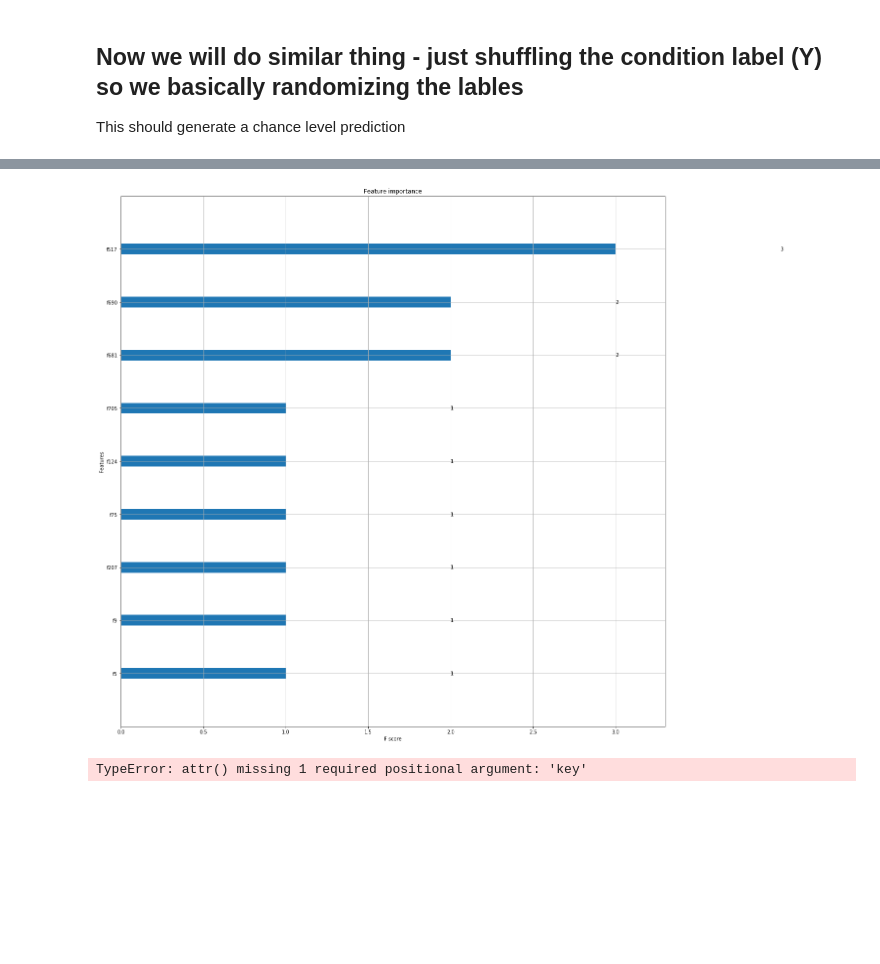
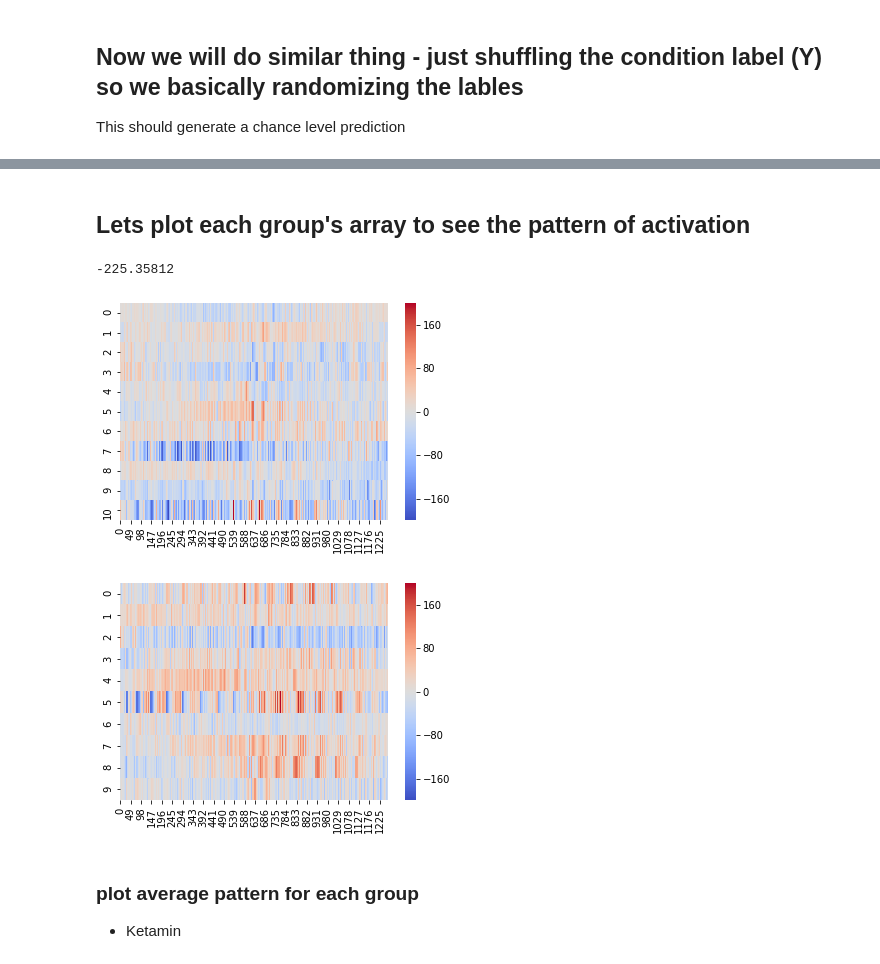
Before and after one commit to orduek/kpe_task, a Jupyter notebook: task_based_analysis/XGBoost.ipynb, the cells around one changed output, grey strips where cells are left out. Cells and saved outputs as stored; diff of their text form; code cells hidden in the pictures; blank space fills up the shorter version.

Commit message:
added ML and average activation analyses

```diff
--- a/task_based_analysis/XGBoost.ipynb
+++ b/task_based_analysis/XGBoost.ipynb
@@ -61,6 +35,0 @@ masker = nilearn.input_data.NiftiMasker(mask_img=mask_file,
-# %%
-firstSession = []
-for func in firstSes:
-    print(f'Running {func}')
-    beta = masker.fit_transform(func)
-    firstSession.append(beta)
@@ -567,5 +256,0 @@ Parameters: { n_estimators } might not be used.
-# %%
-
-xgb.plot_tree(xg_reg,num_trees=0)
-plt.rcParams['figure.figsize'] = [50, 10]
-plt.show()
@@ -575,10 +257,24 @@ ImportError: You must install graphviz to plot tree
-# %%
-xgb.plot_importance(xg_reg)
-plt.rcParams['figure.figsize'] = [15, 15]
-plt.show()
-# %% [output]
-[figure, removed]
-# %%
-xg_reg.
-# %% [output]
-TypeError: attr() missing 1 required positional argument: 'key'
+# %% [markdown]
+## Lets plot each group's array to see the pattern of activation
+# %%
+## check maximum and minimum values
+np.min(midArr_reshape)
+# %% [output]
+-225.35812
+# %%
+
+#plt.figure(figsize=(30,10))
+sns.heatmap(ketArr_reshape, cmap="coolwarm", vmax=200, vmin = -200)#,linewidth=0.1)
+plt.show()
+#plt.imshow(ketArr_reshape, axis=0), cmap = "hot")
+# %% [output]
+[figure, added]
+# %%
+#plt.figure(figsize=(30,10))
+sns.heatmap(midArr_reshape, cmap="coolwarm",vmax=200, vmin = -200)#,linewidth=0.1)
+plt.show()
+# %% [output]
+[figure, added]
+# %% [markdown]
+### plot average pattern for each group
+- Ketamin
```
Also changed, not shown: parts of 90 cells of this notebook, 1 other file.
